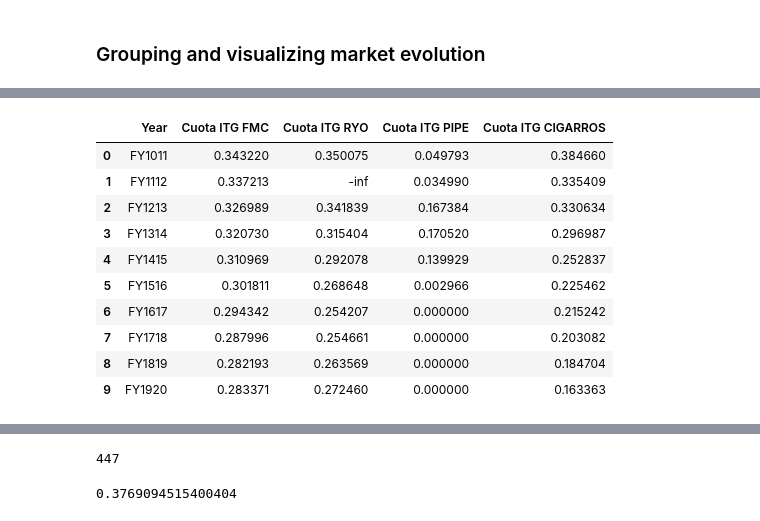
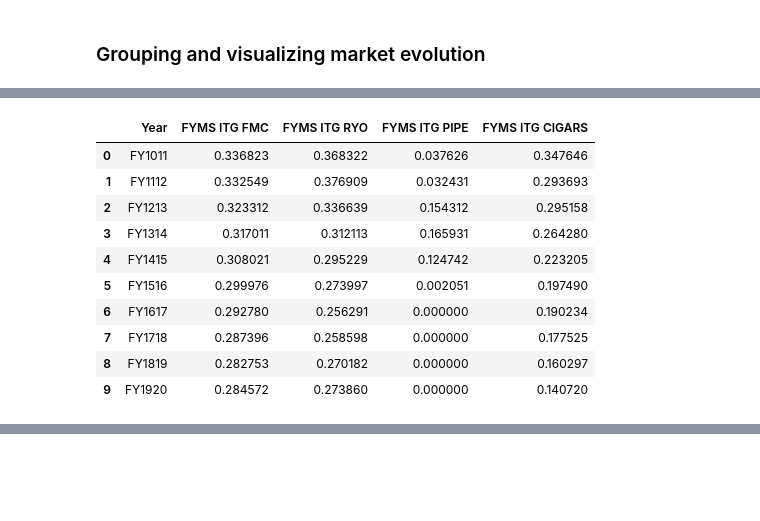
Before and after one commit to mccuadradobriones/Final_Project, a Jupyter notebook: Masters.ipynb, the cells around one changed output, grey strips where cells are left out. Cells and saved outputs as stored; diff of their text form; code cells hidden in the pictures; blank space fills up the shorter version.

```diff
--- a/Masters.ipynb
+++ b/Masters.ipynb
@@ -311,6 +312,6 @@ Index(['City', 'Domestic/Border', 'Name', 'TOTAL DUCADOS',
       dtype='object')
 # %%
-data_market['Cuota ITG FMC']=data_market['TOTAL ITG FMC']/data_market['TOTAL_MERCADO_CIGARRILLOS']
-data_market['Cuota ITG RYO']=data_market['TOTAL RYO ITG']/data_market['TOTAL_MERCADO_RYO']
-data_market['Cuota ITG PIPE']=data_market['TOTAL PIPE ITG']/data_market['TOTAL_MERCADO_PIPE']
-data_market['Cuota ITG CIGARROS']=data_market['TOTAL ITG CIG']/data_market['TOTAL_MERCADO_CIGARROS']
+data_market['MS ITG FMC']=data_market['TOTAL ITG FMC']/data_market['TOTAL_MERCADO_CIGARRILLOS']
+data_market['MS ITG RYO']=data_market['TOTAL RYO ITG']/data_market['TOTAL_MERCADO_RYO']
+data_market['MS ITG PIPE']=data_market['TOTAL PIPE ITG']/data_market['TOTAL_MERCADO_PIPE']
+data_market['MS ITG CIGARS']=data_market['TOTAL ITG CIG']/data_market['TOTAL_MERCADO_CIGARROS']
@@ -319,2 +318,16 @@ group2=data_market.groupby('Year').agg('mean')
+# %%
+group2=data_market.groupby('Year').agg('sum')[['TOTAL ITG FMC','TOTAL_MERCADO_CIGARRILLOS','TOTAL RYO ITG','TOTAL_MERCADO_RYO','TOTAL PIPE ITG','TOTAL_MERCADO_PIPE','TOTAL ITG CIG','TOTAL_MERCADO_CIGARROS']]
+# %%
+group2['FYMS ITG FMC']=group2['TOTAL ITG FMC']/group2['TOTAL_MERCADO_CIGARRILLOS']
+group2.drop(columns=['TOTAL ITG FMC','TOTAL_MERCADO_CIGARRILLOS'],inplace=True)
+
+group2['FYMS ITG RYO']=group2['TOTAL RYO ITG']/group2['TOTAL_MERCADO_RYO']
+group2.drop(columns=['TOTAL RYO ITG','TOTAL_MERCADO_RYO'],inplace=True)
+
+group2['FYMS ITG PIPE']=group2['TOTAL PIPE ITG']/group2['TOTAL_MERCADO_PIPE']
+group2.drop(columns=['TOTAL PIPE ITG','TOTAL_MERCADO_PIPE'],inplace=True)
+
+group2['FYMS ITG CIGARS']=group2['TOTAL ITG CIG']/group2['TOTAL_MERCADO_CIGARROS']
+group2.drop(columns=['TOTAL ITG CIG','TOTAL_MERCADO_CIGARROS'],inplace=True)
 # %%
-group2=group2.reset_index()
+group2.reset_index(inplace=True)
@@ -323,16 +334,16 @@ group_ms=group2[['Year','Cuota ITG FMC','Cuota ITG RYO','Cuota ITG PIPE','Cuota
-# %%
-group_ms
-# %% [output]
-|  | Year | Cuota ITG FMC | Cuota ITG RYO | Cuota ITG PIPE | Cuota ITG CIGARROS |
-| 0 | FY1011 | 0.343220 | 0.350075 | 0.049793 | 0.384660 |
-| 1 | FY1112 | 0.337213 | -inf | 0.034990 | 0.335409 |
-| 2 | FY1213 | 0.326989 | 0.341839 | 0.167384 | 0.330634 |
-| 3 | FY1314 | 0.320730 | 0.315404 | 0.170520 | 0.296987 |
-| 4 | FY1415 | 0.310969 | 0.292078 | 0.139929 | 0.252837 |
-| 5 | FY1516 | 0.301811 | 0.268648 | 0.002966 | 0.225462 |
-| 6 | FY1617 | 0.294342 | 0.254207 | 0.000000 | 0.215242 |
-| 7 | FY1718 | 0.287996 | 0.254661 | 0.000000 | 0.203082 |
-| 8 | FY1819 | 0.282193 | 0.263569 | 0.000000 | 0.184704 |
-| 9 | FY1920 | 0.283371 | 0.272460 | 0.000000 | 0.163363 |
+# %%
+group2
+# %% [output]
+|  | Year | FYMS ITG FMC | FYMS ITG RYO | FYMS ITG PIPE | FYMS ITG CIGARS |
+| 0 | FY1011 | 0.336823 | 0.368322 | 0.037626 | 0.347646 |
+| 1 | FY1112 | 0.332549 | 0.376909 | 0.032431 | 0.293693 |
+| 2 | FY1213 | 0.323312 | 0.336639 | 0.154312 | 0.295158 |
+| 3 | FY1314 | 0.317011 | 0.312113 | 0.165931 | 0.264280 |
+| 4 | FY1415 | 0.308021 | 0.295229 | 0.124742 | 0.223205 |
+| 5 | FY1516 | 0.299976 | 0.273997 | 0.002051 | 0.197490 |
+| 6 | FY1617 | 0.292780 | 0.256291 | 0.000000 | 0.190234 |
+| 7 | FY1718 | 0.287396 | 0.258598 | 0.000000 | 0.177525 |
+| 8 | FY1819 | 0.282753 | 0.270182 | 0.000000 | 0.160297 |
+| 9 | FY1920 | 0.284572 | 0.273860 | 0.000000 | 0.140720 |
 # %%
 fig = go.Figure()
@@ -350,11 +361,3 @@ fig.add_trace(go.Scatter(x=group_ms['Year'], y=group_ms['Cuota ITG PIPE'],
 fig.show()
 # %% [output]
 [interactive output not drawn]
-# %%
-data_market[data_market['Year']=='FY1112']['Cuota ITG RYO']]
-# %% [output]
-447
-# %%
-x/y
-# %% [output]
-0.3769094515400404
```
Also changed, not shown: parts of 9 cells of this notebook, 3 other files.
